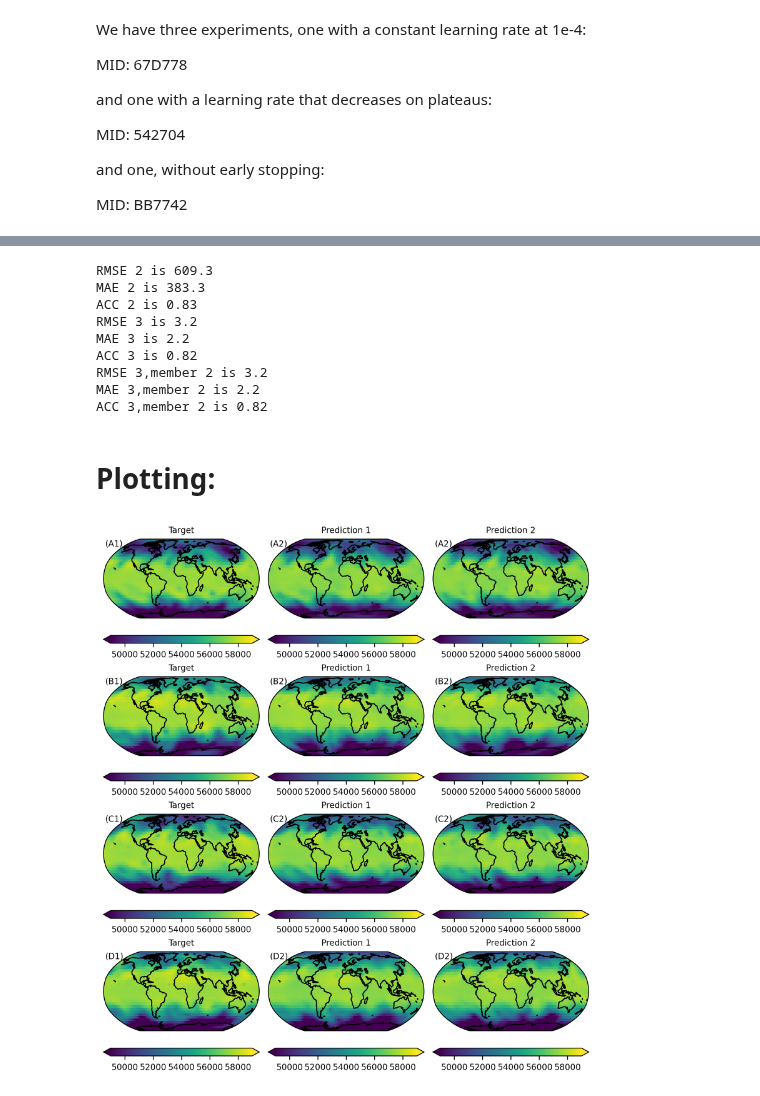
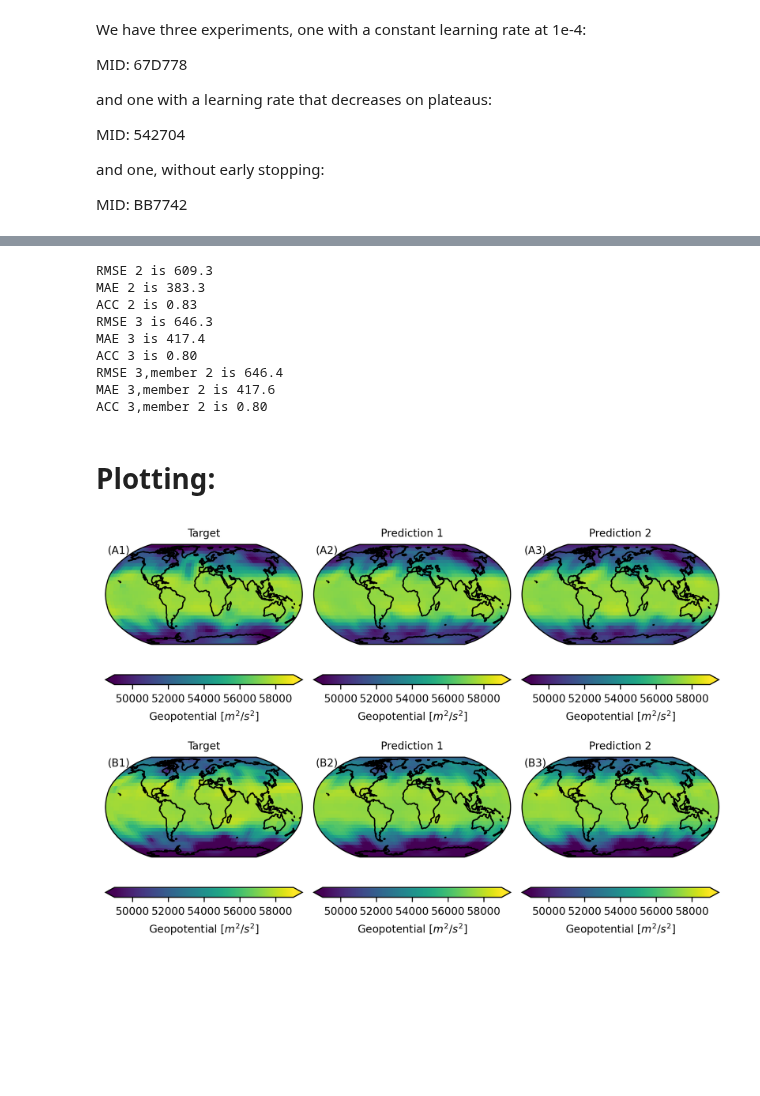
Before and after one commit to ECMWFCode4Earth/diffusion-models-for-weather-prediction, a Jupyter notebook: nb_experiment_ensemble_prediction.ipynb, the cells around one changed output, grey strips where cells are left out. Drawn from its saved outputs; the diff is of its cells as text; code cells hidden in the pictures; blank space fills up the shorter version.

```diff
--- a/nb_experiment_ensemble_prediction.ipynb
+++ b/nb_experiment_ensemble_prediction.ipynb
@@ -86,36 +86,36 @@ acc_2 = compute_weighted_acc(predictions_2.isel({"ensemble_member":0}), targets_
 print("ACC 2 is {:.2f}".format(acc_2.z_500.values))
 
 rmse_3 = compute_weighted_rmse(predictions_3.isel({"ensemble_member": 0}), targets_3.isel({"ensemble_member": 0}))
-print("RMSE 3 is {:.1f}".format(rmse_3.t.values))
+print("RMSE 3 is {:.1f}".format(rmse_3.z.values))
 
 mae_3 = compute_weighted_mae(predictions_3.isel({"ensemble_member": 0}), targets_3.isel({"ensemble_member": 0}))
-print("MAE 3 is {:.1f}".format(mae_3.t.values))
+print("MAE 3 is {:.1f}".format(mae_3.z.values))
 
 acc_3 = compute_weighted_acc(predictions_3.isel({"ensemble_member": 0}), targets_3.isel({"ensemble_member": 0}))
-print("ACC 3 is {:.2f}".format(acc_3.t.values))
+print("ACC 3 is {:.2f}".format(acc_3.z.values))
 
 
 rmse_3 = compute_weighted_rmse(predictions_3.isel({"ensemble_member": 1}), targets_3.isel({"ensemble_member": 0}))
-print("RMSE 3,member 2 is {:.1f}".format(rmse_3.t.values))
+print("RMSE 3,member 2 is {:.1f}".format(rmse_3.z.values))
 
 mae_3 = compute_weighted_mae(predictions_3.isel({"ensemble_member": 1}), targets_3.isel({"ensemble_member": 0}))
-print("MAE 3,member 2 is {:.1f}".format(mae_3.t.values))
+print("MAE 3,member 2 is {:.1f}".format(mae_3.z.values))
 
 acc_3 = compute_weighted_acc(predictions_3.isel({"ensemble_member": 1}), targets_3.isel({"ensemble_member": 0}))
-print("ACC 3,member 2 is {:.2f}".format(acc_3.t.values))
+print("ACC 3,member 2 is {:.2f}".format(acc_3.z.values))
 # %% [output]
 RMSE 2 is 609.3
 MAE 2 is 383.3
 ACC 2 is 0.83
-RMSE 3 is 3.2
-MAE 3 is 2.2
-ACC 3 is 0.82
-RMSE 3,member 2 is 3.2
-MAE 3,member 2 is 2.2
-ACC 3,member 2 is 0.82
+RMSE 3 is 646.3
+MAE 3 is 417.4
+ACC 3 is 0.80
+RMSE 3,member 2 is 646.4
+MAE 3,member 2 is 417.6
+ACC 3,member 2 is 0.80
 # %%
-timesteps = np.random.choice(np.arange(len(predictions_3["init_time"])), size=(4,))
-n_images = 4
+n_images = 2
+timesteps = np.random.choice(np.arange(len(predictions_3["init_time"])), size=(n_images,))
 # %%
 # usually this would go on top of the notebook:
 plt.rcParams.update({'font.size': 8})  # sets font size for all cells
@@ -137,7 +137,7 @@ config = {
     "SHOW_COLORBAR": True,
     "CBAR_ORIENTATION": "horizontal",
     "CBAR_EXTEND": "both",
-    "SHOW_COLORBAR_LABEL": False,
+    "SHOW_COLORBAR_LABEL": True,
     "CBAR_LABEL": r"Geopotential [$m^2/s^2$]",
     "TITLE": "",
     "TITLE_FONTSIZE": 8,
@@ -156,34 +156,34 @@ n_cols = 3
 
 figure_width = textwidth
 # calculate height from number of rows, cols and aspect ratio (+ do some fine tuning)
-figure_height = textwidth * (n_rows / n_cols) / config["ASPECT_RATIO"]
+figure_height = 1.3 * textwidth * (n_rows / n_cols) / config["ASPECT_RATIO"]
 
 fig = plt.figure(figsize = [figure_width, figure_height])
 gs = gridspec.GridSpec(n_rows, n_cols, figure=fig, width_ratios=[1,1,1])
 
 for i, i_t in enumerate(timesteps):
     ax = fig.add_subplot(gs[i, 0], projection=config["PROJECTION"])
     # plot the map:
     plot_map(ax, data=targets_3.isel({"init_time":i_t, "lead_time":0, "ensemble_member":0})[list(targets_3.keys())], plotting_config=config, title="Target")
     # add a lael to the panel of the plot:
     add_label_to_axes(ax, "({}1)".format(alphabet_letters[i]))
 
     ax = fig.add_subplot(gs[i, 1], projection=config["PROJECTION"])
     # plot the map:
     plot_map(ax, data=predictions_3.isel({"init_time":i_t, "lead_time":0, "ensemble_member": 0})[list(predictions_3.keys())], plotting_config=config, title="Prediction 1")
     # add a lael to the panel of the plot:
     add_label_to_axes(ax, "({}2)".format(alphabet_letters[i]))
 
     ax = fig.add_subplot(gs[i, 2], projection=config["PROJECTION"])
     # plot the map:
     plot_map(ax, data=predictions_3.isel({"init_time":i_t, "lead_time":0, "ensemble_member": 1})[list(predictions_3.keys())], plotting_config=config, title="Prediction 2")
     # add a lael to the panel of the plot:
-    add_label_to_axes(ax, "({}2)".format(alphabet_letters[i]))
+    add_label_to_axes(ax, "({}3)".format(alphabet_letters[i]))
 
 
 fig.canvas.draw()
 fig.tight_layout()
 
 plt.show()
 # %% [output]
-[figure, old version]
+[figure, new version]
```
Also changed, not shown: 2 other files.
